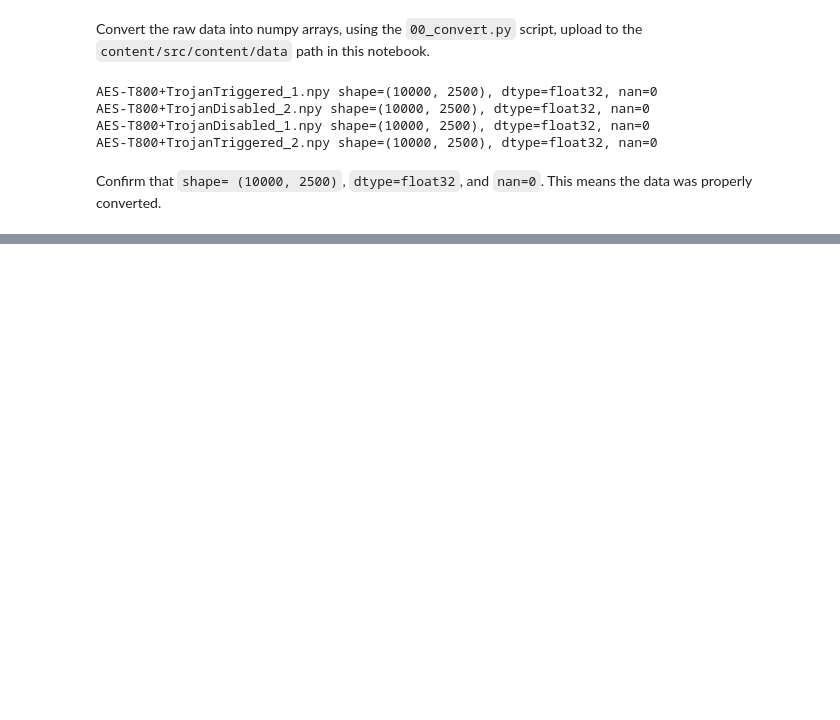
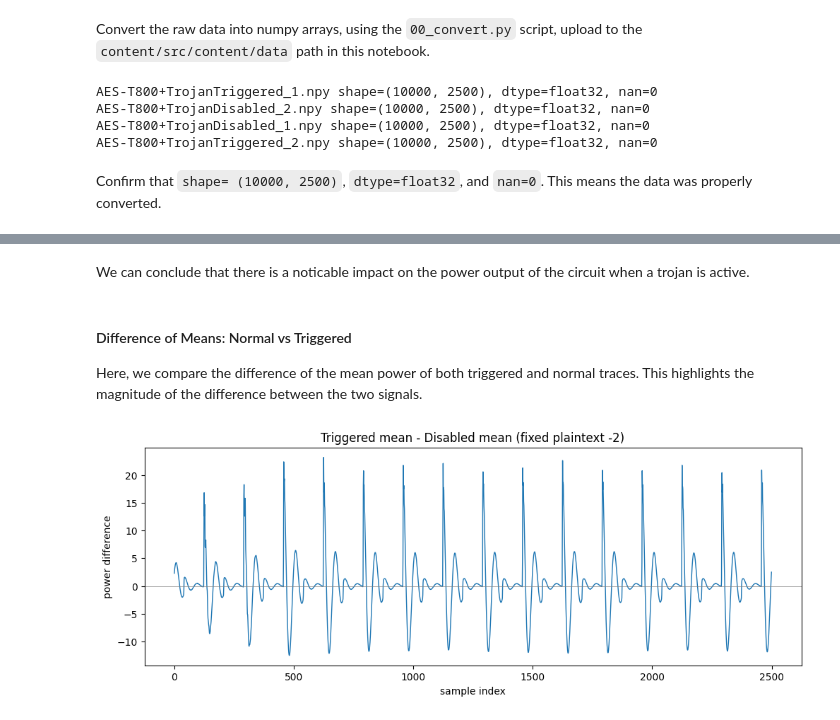
Before and after one commit to ericnmt/htd-benchmarking, a Jupyter notebook: notebooks/T800-HT-ML-Pipeline.ipynb, the cells around one changed output, grey strips where cells are left out. Drawn from its saved outputs; the diff is of its cells as text; code cells hidden in the pictures; blank space fills up the shorter version.

```diff
--- a/notebooks/T800-HT-ML-Pipeline.ipynb
+++ b/notebooks/T800-HT-ML-Pipeline.ipynb
@@ -39,0 +89,18 @@ Confirm that `shape= (10000, 2500)`, `dtype=float32`, and `nan=0`. This means th
+# %% [markdown]
+We can conclude that there is a noticable impact on the power output of the circuit when a trojan is active.
+# %% [markdown]
+#### Difference of Means: Normal vs Triggered
+Here, we compare the difference of the mean power of both triggered and normal traces. This highlights the magnitude of the difference between the two signals.
+# %%
+diff = t2.mean(axis=0) - d2.mean(axis=0)
+plt.figure(figsize=(12,4))
+plt.plot(diff, linewidth=1)
+plt.axhline(0, color="gray", linewidth=0.5)
+plt.title("Triggered mean - Disabled mean (fixed plaintext -2)")
+plt.xlabel("sample index")
+plt.ylabel("power difference")
+plt.savefig("results/figures/03_diff.png", dpi=120, bbox_inches="tight")
+plt.show()
+plt.close()
+# %% [output]
+[figure, added]
```
Also changed, not shown: parts of 9 cells of this notebook.
